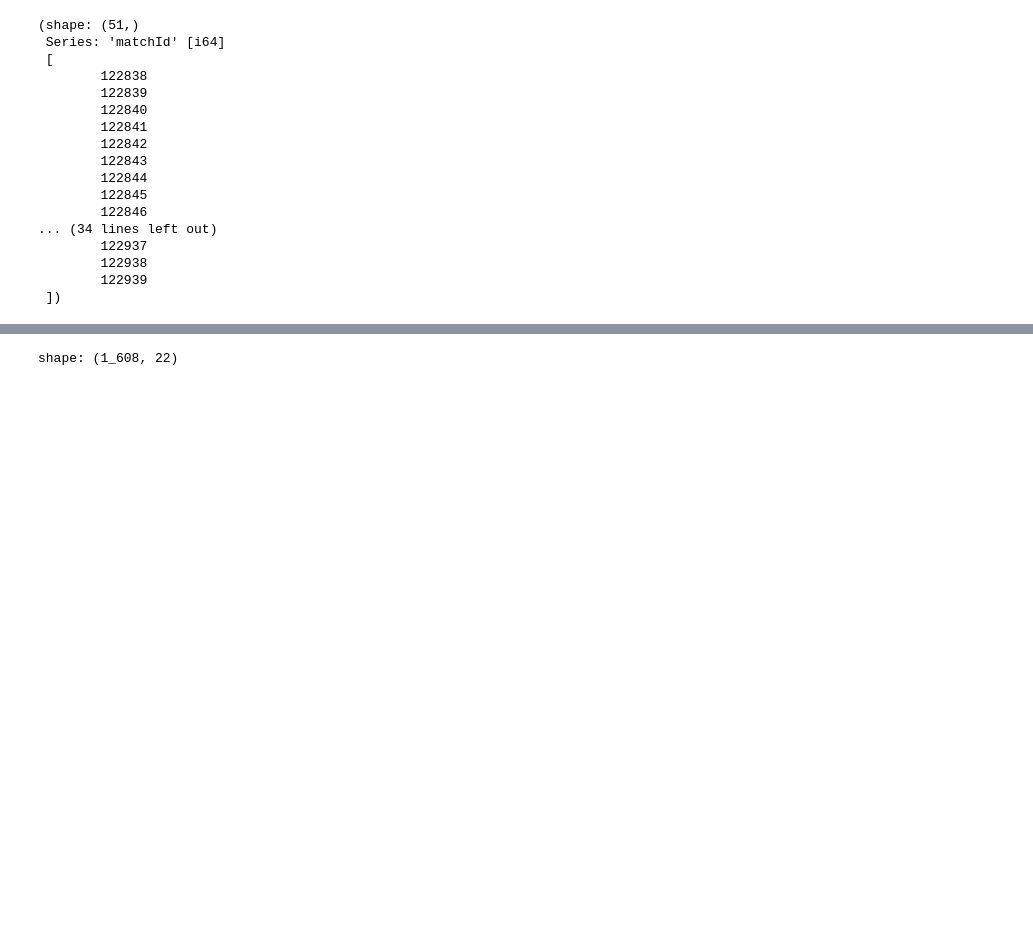
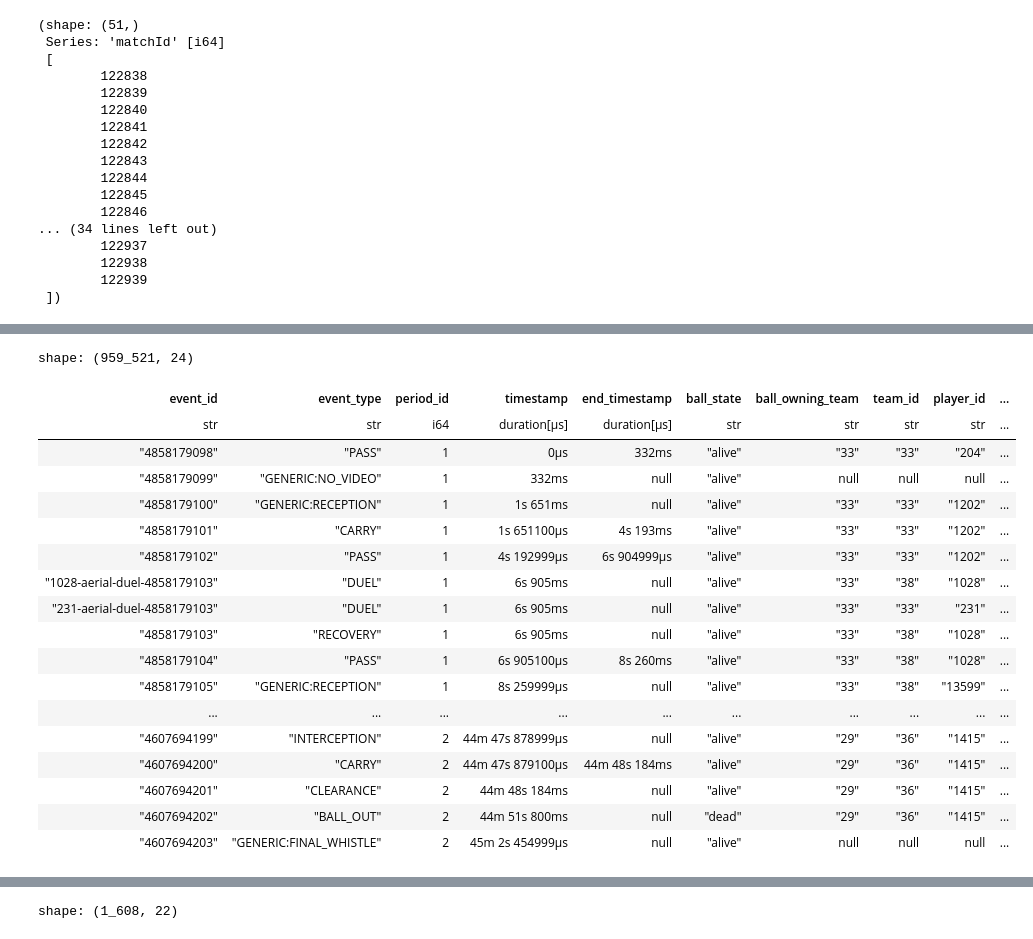
Before and after one commit to CodeMateo15/BiggsMarino_Hackathon2026, a Jupyter notebook: Soccer_Lineup.ipynb, the cells around one changed output, grey strips where cells are left out. Drawn from its saved outputs; the diff is of its cells as text; code cells hidden in the pictures; blank space fills up the shorter version.

```diff
--- a/Soccer_Lineup.ipynb
+++ b/Soccer_Lineup.ipynb
@@ -410,3 +456,24 @@ Match 122888 cached successfully
 # %%
-#match_events_df.write_csv('BL_23_24_match_events.csv')
-match_events_df.write_parquet('BL_23_24_match_events.parquet')
+
+match_events_df1.write_parquet('BL_23_24_match_events.parquet')
+pl.read_parquet('BL_23_24_match_events.parquet')
+# %% [output]
+shape: (959_521, 24)
+| event_id | event_type | period_id | timestamp | end_timestamp | ball_state | ball_owning_team | team_id | player_id | ... |
+| str | str | i64 | duration[μs] | duration[μs] | str | str | str | str | ... |
+| "4858179098" | "PASS" | 1 | 0µs | 332ms | "alive" | "33" | "33" | "204" | ... |
+| "4858179099" | "GENERIC:NO_VIDEO" | 1 | 332ms | null | "alive" | null | null | null | ... |
+| "4858179100" | "GENERIC:RECEPTION" | 1 | 1s 651ms | null | "alive" | "33" | "33" | "1202" | ... |
+| "4858179101" | "CARRY" | 1 | 1s 651100µs | 4s 193ms | "alive" | "33" | "33" | "1202" | ... |
+| "4858179102" | "PASS" | 1 | 4s 192999µs | 6s 904999µs | "alive" | "33" | "33" | "1202" | ... |
+| "1028-aerial-duel-4858179103" | "DUEL" | 1 | 6s 905ms | null | "alive" | "33" | "38" | "1028" | ... |
+| "231-aerial-duel-4858179103" | "DUEL" | 1 | 6s 905ms | null | "alive" | "33" | "33" | "231" | ... |
+| "4858179103" | "RECOVERY" | 1 | 6s 905ms | null | "alive" | "33" | "38" | "1028" | ... |
+| "4858179104" | "PASS" | 1 | 6s 905100µs | 8s 260ms | "alive" | "33" | "38" | "1028" | ... |
+| "4858179105" | "GENERIC:RECEPTION" | 1 | 8s 259999µs | null | "alive" | "33" | "38" | "13599" | ... |
+| ... | ... | ... | ... | ... | ... | ... | ... | ... | ... |
+| "4607694199" | "INTERCEPTION" | 2 | 44m 47s 878999µs | null | "alive" | "29" | "36" | "1415" | ... |
+| "4607694200" | "CARRY" | 2 | 44m 47s 879100µs | 44m 48s 184ms | "alive" | "29" | "36" | "1415" | ... |
+| "4607694201" | "CLEARANCE" | 2 | 44m 48s 184ms | null | "alive" | "29" | "36" | "1415" | ... |
+| "4607694202" | "BALL_OUT" | 2 | 44m 51s 800ms | null | "dead" | "29" | "36" | "1415" | ... |
+| "4607694203" | "GENERIC:FINAL_WHISTLE" | 2 | 45m 2s 454999µs | null | "alive" | null | null | null | ... |
```
Also changed, not shown: parts of 5 cells of this notebook, 1 other file.
